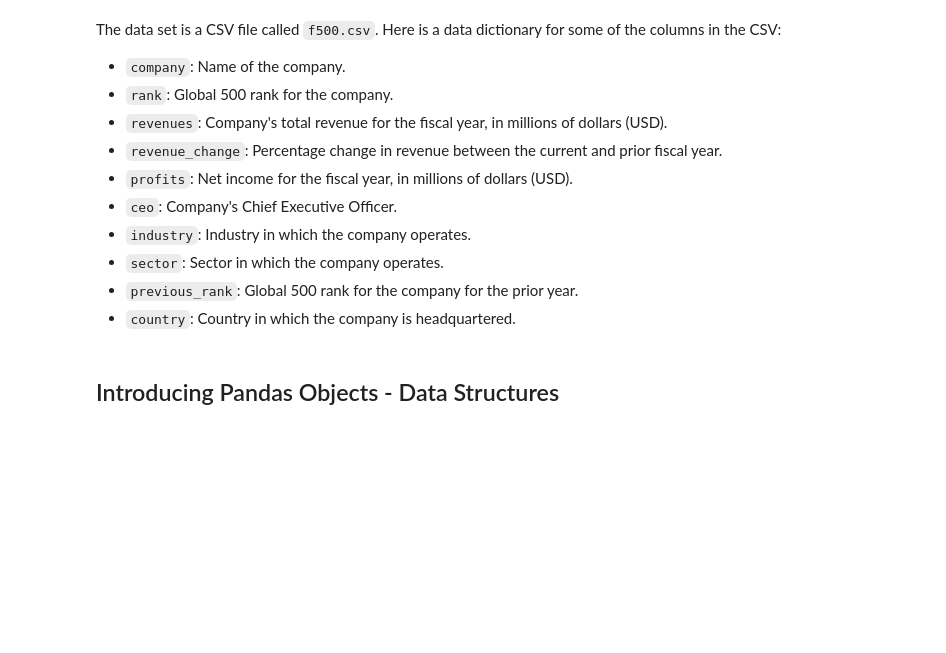
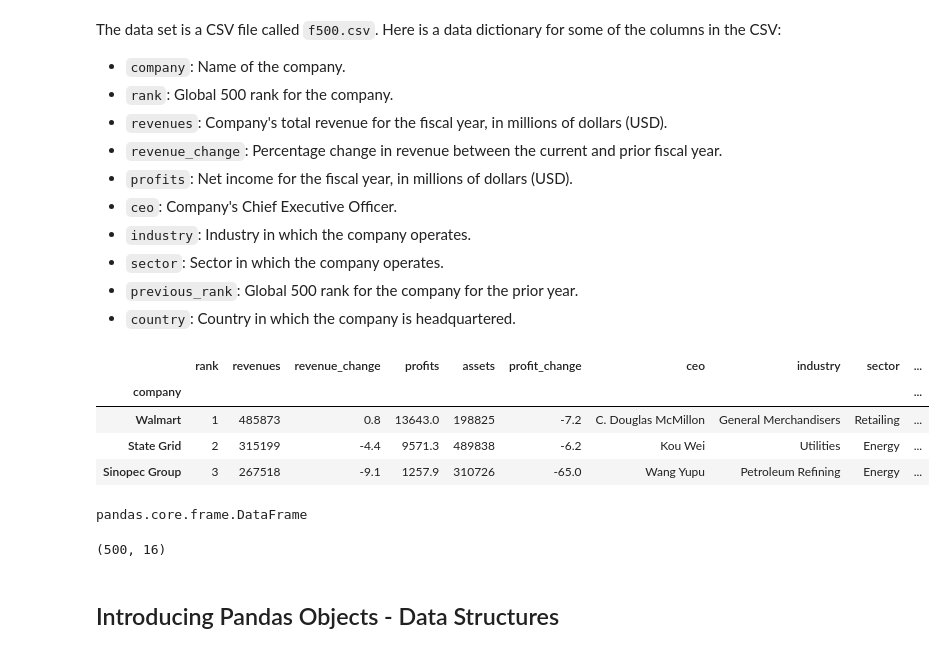
Before and after one commit to icta-tecaji/python-data-analysis-public, a Jupyter notebook: Del_03_Uvod_v_Pandas/03_Uvod_v_Pandas_CLEAN.ipynb, the cells around one changed output. Saved outputs shown, nothing was run; the diff lists cells and outputs as text; code cells hidden in the pictures; blank space fills up the shorter version.

```diff
--- a/Del_03_Uvod_v_Pandas/03_Uvod_v_Pandas_CLEAN.ipynb
+++ b/Del_03_Uvod_v_Pandas/03_Uvod_v_Pandas_CLEAN.ipynb
@@ -31,3 +42,19 @@ More detailed documentation, along with tutorials and other resources, can be fo
+# %%
+f500.head(3)
+# %% [output]
+|  | rank | revenues | revenue_change | profits | assets | profit_change | ceo | industry | sector | ... |
+| company |  |  |  |  |  |  |  |  |  | ... |
+| Walmart | 1 | 485873 | 0.8 | 13643.0 | 198825 | -7.2 | C. Douglas McMillon | General Merchandisers | Retailing | ... |
+| State Grid | 2 | 315199 | -4.4 | 9571.3 | 489838 | -6.2 | Kou Wei | Utilities | Energy | ... |
+| Sinopec Group | 3 | 267518 | -9.1 | 1257.9 | 310726 | -65.0 | Wang Yupu | Petroleum Refining | Energy | ... |
+# %%
+type(f500)
+# %% [output]
+pandas.core.frame.DataFrame
+# %%
+f500.shape
+# %% [output]
+(500, 16)
 # %% [markdown]
 ## Introducing Pandas Objects - Data Structures
 # %% [markdown]
```
Also changed, not shown: parts of 77 cells of this notebook, 2 other files.
